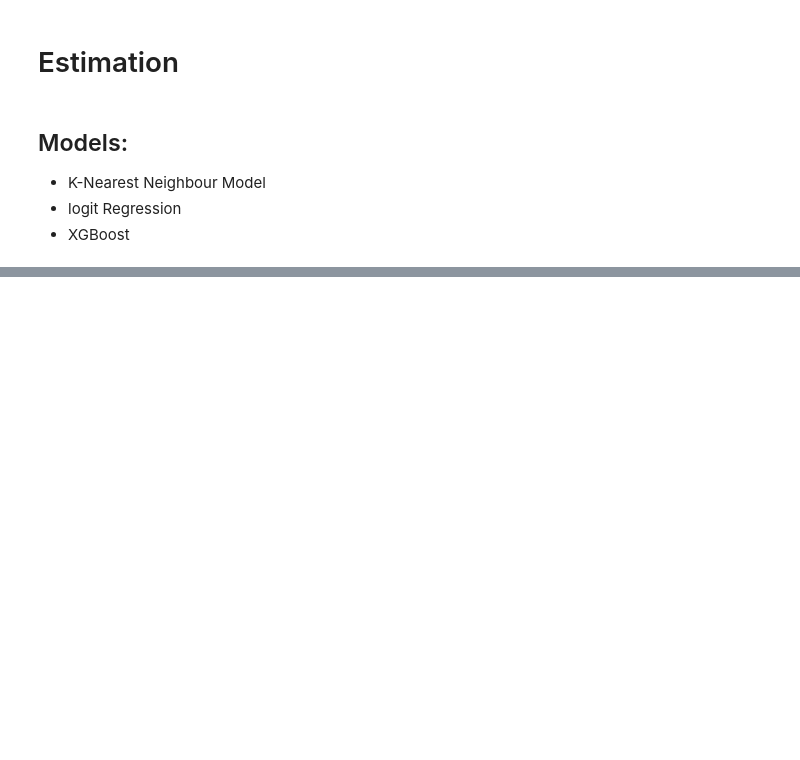
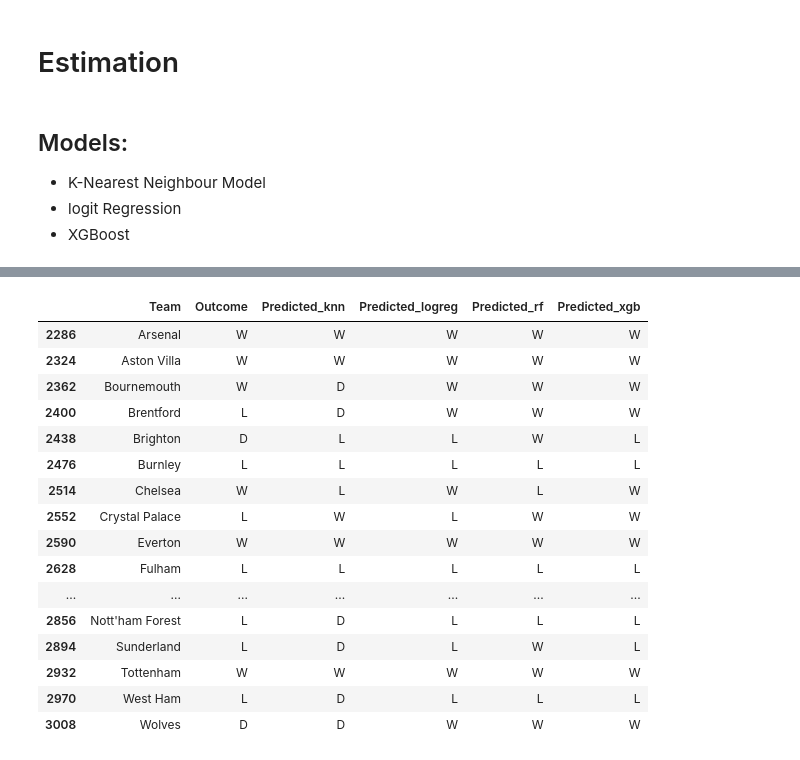
Before and after one commit to amirhosseintavakoli/English-Premier-League-Prediction, a Jupyter notebook: analysis_match_player_level.ipynb, the cells around one changed output, grey strips where cells are left out. Drawn from its saved outputs; the diff is of its cells as text; code cells hidden in the pictures; blank space fills up the shorter version.

```diff
--- a/analysis_match_player_level.ipynb
+++ b/analysis_match_player_level.ipynb
@@ -373,0 +589,21 @@ Logistic Regression:  0.4870689655172414
+# %%
+# long_df[['Outcome', 'Predicted_knn', 'Predicted_logreg', 'Predicted_rf', 'Predicted_xgb']]
+long_df[(long_df['Season'] == '2025-2026') & (long_df['Week'] == 7)][['Team', 'Outcome', 'Predicted_knn', 'Predicted_logreg', 'Predicted_rf', 'Predicted_xgb']]
+# %% [output]
+|  | Team | Outcome | Predicted_knn | Predicted_logreg | Predicted_rf | Predicted_xgb |
+| 2286 | Arsenal | W | W | W | W | W |
+| 2324 | Aston Villa | W | W | W | W | W |
+| 2362 | Bournemouth | W | D | W | W | W |
+| 2400 | Brentford | L | D | W | W | W |
+| 2438 | Brighton | D | L | L | W | L |
+| 2476 | Burnley | L | L | L | L | L |
+| 2514 | Chelsea | W | L | W | L | W |
+| 2552 | Crystal Palace | L | W | L | W | W |
+| 2590 | Everton | W | W | W | W | W |
+| 2628 | Fulham | L | L | L | L | L |
+| ... | ... | ... | ... | ... | ... | ... |
+| 2856 | Nott'ham Forest | L | D | L | L | L |
+| 2894 | Sunderland | L | D | L | W | L |
+| 2932 | Tottenham | W | W | W | W | W |
+| 2970 | West Ham | L | D | L | L | L |
+| 3008 | Wolves | D | D | W | W | W |
```
Also changed, not shown: parts of 13 cells of this notebook.
